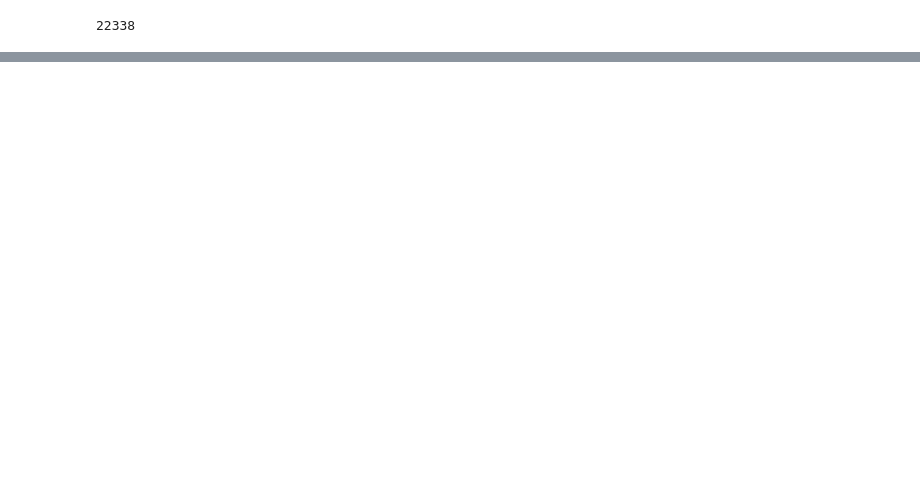
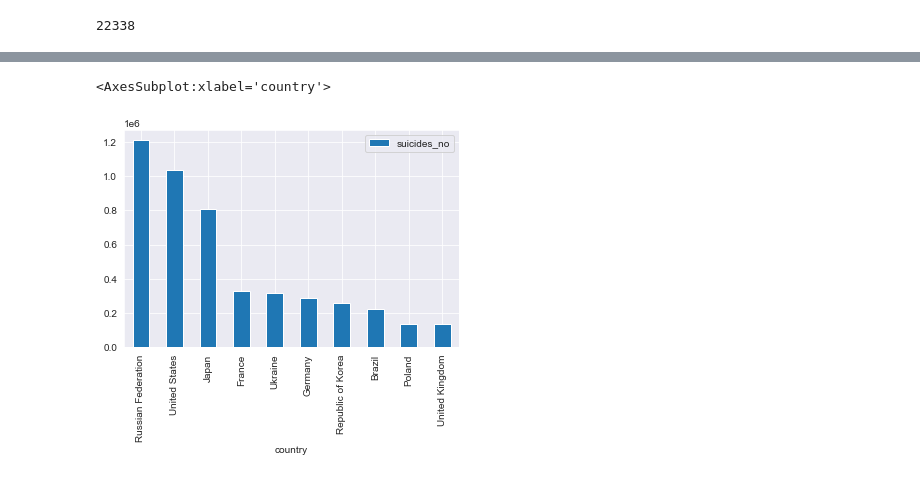
Before and after one commit to michalf84/MIT, a Jupyter notebook: 2. Python For Data Science/Practice case study/Suicide/Michal Suicide rates.ipynb, the cells around one changed output, grey strips where cells are left out. Cells and saved outputs as stored; diff of their text form; code cells hidden in the pictures; blank space fills up the shorter version.

```diff
--- a/2. Python For Data Science/Practice case study/Suicide/Michal Suicide rates.ipynb
+++ b/2. Python For Data Science/Practice case study/Suicide/Michal Suicide rates.ipynb
@@ -1,4 +1,8 @@
 # %%
+import numpy as np
 import pandas as pd
+import matplotlib.pyplot as plt
+import seaborn as sns
+sns.set_style('darkgrid')
 # %%
 df=pd.read_csv("master.csv")
@@ -23,0 +211,2 @@ df[a]
+# %%
+hisu=df.groupby(["country"])["suicides_no"].sum().reset_index().sort_values("suicides_no", ascending=False).head(10)
@@ -23,0 +227,5 @@ df[a]
+# %%
+hisu.plot(x='country', y='suicides_no',kind='bar')
+# %% [output]
+<AxesSubplot:xlabel='country'>
+[figure, added]
```
Also changed, not shown: parts of 49 cells of this notebook, 5 other files.
